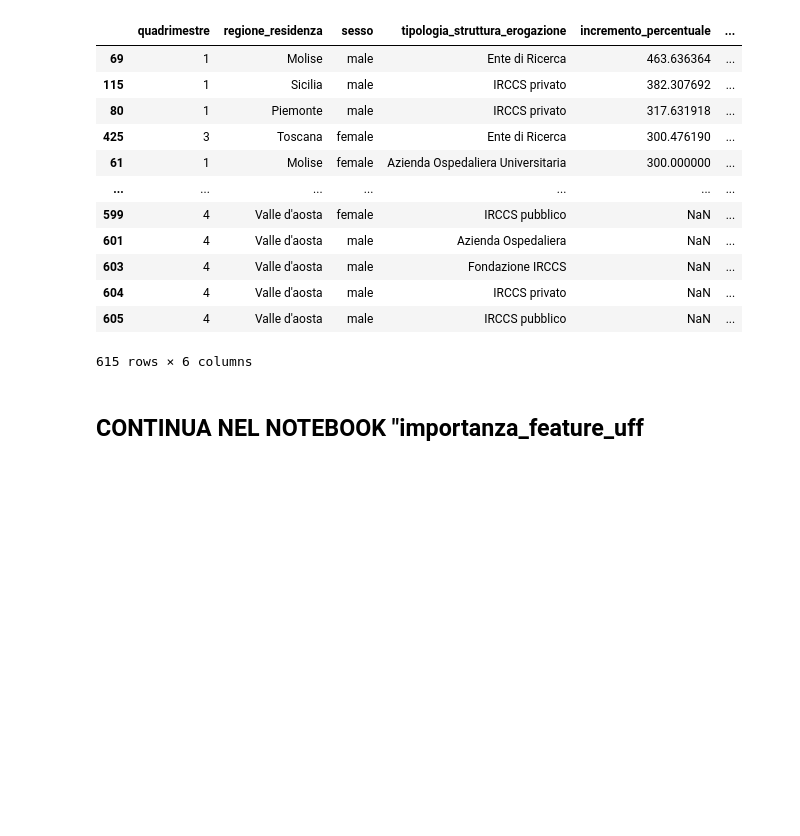
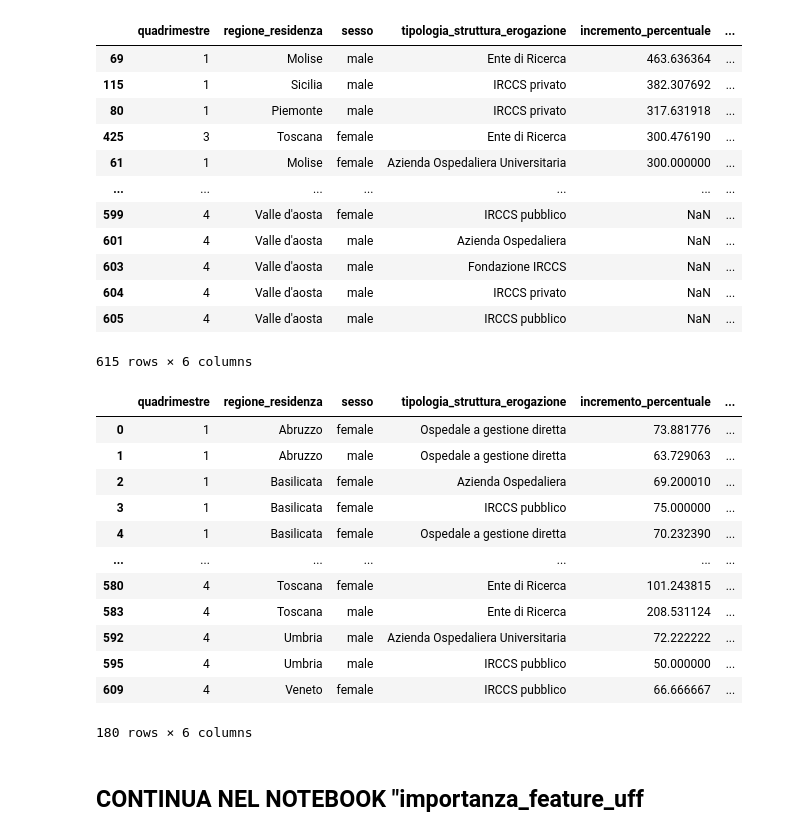
Before and after one commit to AlessiaRossi/Teleassistance-Supervised-Clustering, a Jupyter notebook: notebooks/EDA/feature_extraction_incremento.ipynb, the cells around one changed output. Cells and saved outputs as stored; diff of their text form; code cells hidden in the pictures; blank space fills up the shorter version.

```diff
--- a/notebooks/EDA/feature_extraction_incremento.ipynb
+++ b/notebooks/EDA/feature_extraction_incremento.ipynb
@@ -245,6 +245,23 @@ incremento_percentuale_medio.sort_values(by=['incremento_percentuale'], ascendin
 | 604 | 4 | Valle d'aosta | male | IRCCS privato | NaN | ... |
 | 605 | 4 | Valle d'aosta | male | IRCCS pubblico | NaN | ... |
 615 rows × 6 columns
+# %%
+mask = incremento_percentuale_medio.incremento_teleassistenze == 'high_increment'
+incremento_percentuale_medio[mask]
+# %% [output]
+|  | quadrimestre | regione_residenza | sesso | tipologia_struttura_erogazione | incremento_percentuale | ... |
+| 0 | 1 | Abruzzo | female | Ospedale a gestione diretta | 73.881776 | ... |
+| 1 | 1 | Abruzzo | male | Ospedale a gestione diretta | 63.729063 | ... |
+| 2 | 1 | Basilicata | female | Azienda Ospedaliera | 69.200010 | ... |
+| 3 | 1 | Basilicata | female | IRCCS pubblico | 75.000000 | ... |
+| 4 | 1 | Basilicata | female | Ospedale a gestione diretta | 70.232390 | ... |
+| ... | ... | ... | ... | ... | ... | ... |
+| 580 | 4 | Toscana | female | Ente di Ricerca | 101.243815 | ... |
+| 583 | 4 | Toscana | male | Ente di Ricerca | 208.531124 | ... |
+| 592 | 4 | Umbria | male | Azienda Ospedaliera Universitaria | 72.222222 | ... |
+| 595 | 4 | Umbria | male | IRCCS pubblico | 50.000000 | ... |
+| 609 | 4 | Veneto | female | IRCCS pubblico | 66.666667 | ... |
+180 rows × 6 columns
 # %%
 # df['incremento_teleassistenze'] = df.apply(lambda x: incremento_percentuale_medio.loc[(incremento_percentuale_medio['regione_erogazione'] == x['regione_erogazione']) & (incremento_percentuale_medio['quadrimestre'] == x['quadrimestre'])]['incremento_teleassistenze'].values[0], axis=1)
 
```
Also changed, not shown: parts of 2 cells of this notebook.
